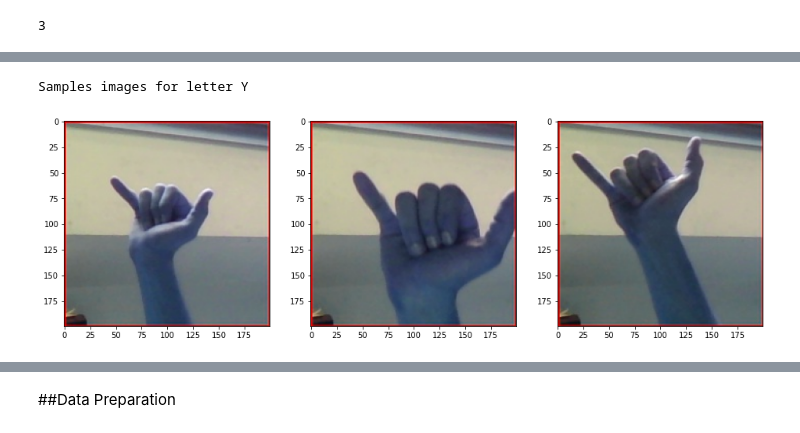
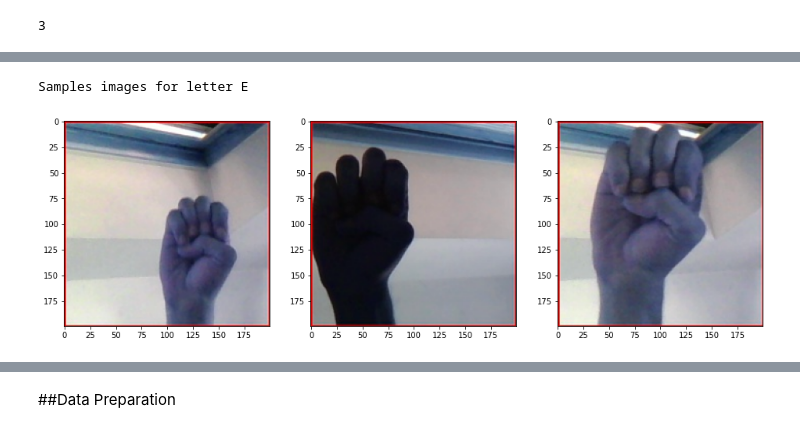
Before and after one commit to sthiruvallur/w251-final-project, a Jupyter notebook: Cloud/Models/VGG16/training_notebook.ipynb, the cells around one changed output, grey strips where cells are left out. Saved outputs shown, nothing was run; the diff lists cells and outputs as text; code cells hidden in the pictures.

```diff
--- a/Cloud/Models/VGG16/training_notebook.ipynb
+++ b/Cloud/Models/VGG16/training_notebook.ipynb
@@ -117,10 +109,10 @@ def plot_three_samples(letter):
     plt.imshow(cv2.imread(base_path + "/" +imgs[2]))
     return
 # %%
-plot_three_samples('Y')
+plot_three_samples('E')
 # %% [output]
-Samples images for letter Y
+Samples images for letter E
-[figure, old version]
+[figure, new version]
 # %%
 # helper function to get image size
 def get_image_size(letter):
```
Also changed, not shown: parts of 34 cells of this notebook, 1 other file.
